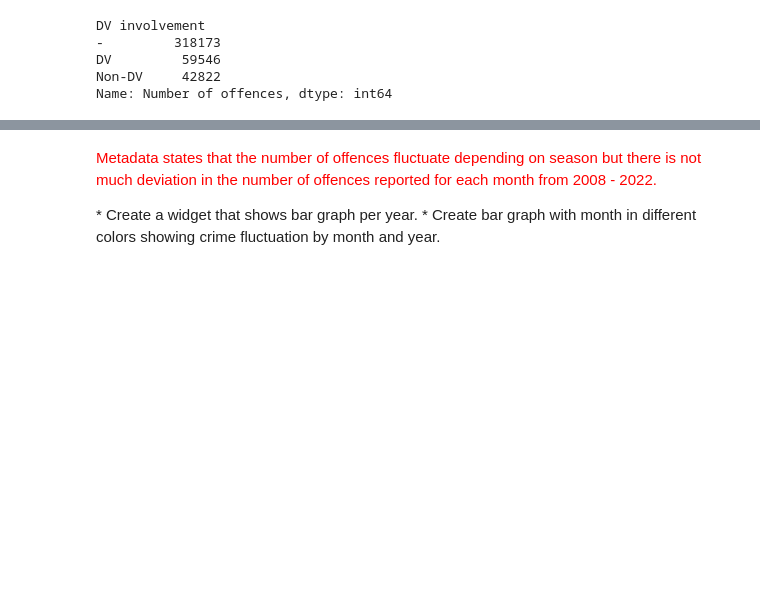
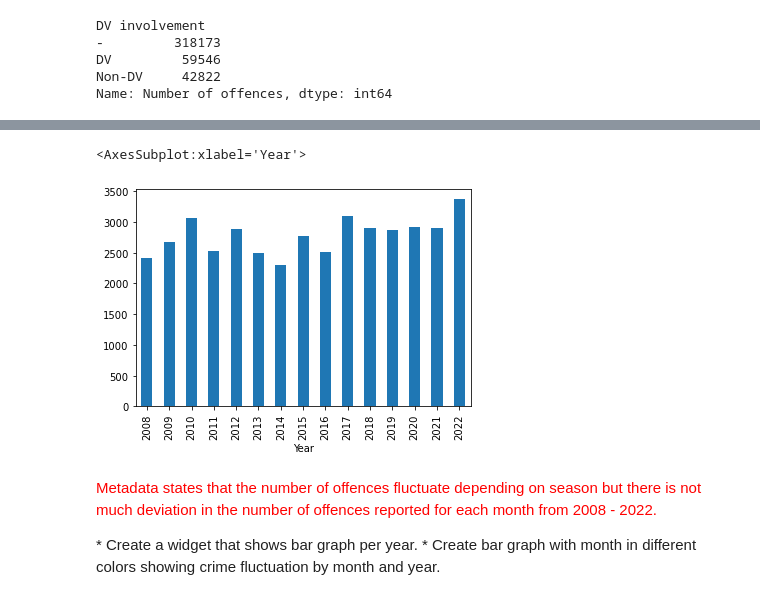
Before and after one commit to ShantiRoseCodes/solo_project, a Jupyter notebook: Domestic Violence.ipynb, the cells around one changed output, grey strips where cells are left out. Saved outputs shown, nothing was run; the diff lists cells and outputs as text; code cells hidden in the pictures; blank space fills up the shorter version.

```diff
--- a/Domestic Violence.ipynb
+++ b/Domestic Violence.ipynb
@@ -73,0 +38,2 @@ len(nt_df['Reporting region '].unique())
+# %%
+nt_df.columns = [colname.strip() for colname in nt_df.columns]
@@ -311,5 +397,8 @@ nt_df.groupby('Year')['Number of offences'].sum()
 # %%
-nt_df.groupby(['Month number', 'Year'])['Number of offences'].sum()
+nt_df[nt_df['Month number'] == 1].groupby(['Year'])['Number of offences'].sum().plot(kind = 'bar')
+# %% [output]
+<AxesSubplot:xlabel='Year'>
+[figure, added]
 # %%
 dv_df[dv_df['Offence category'] == 'Abduction - harassment and other offences against the person']['Number of offences'].sum()
 # %% [markdown]
```
Also changed, not shown: parts of 33 cells of this notebook.
